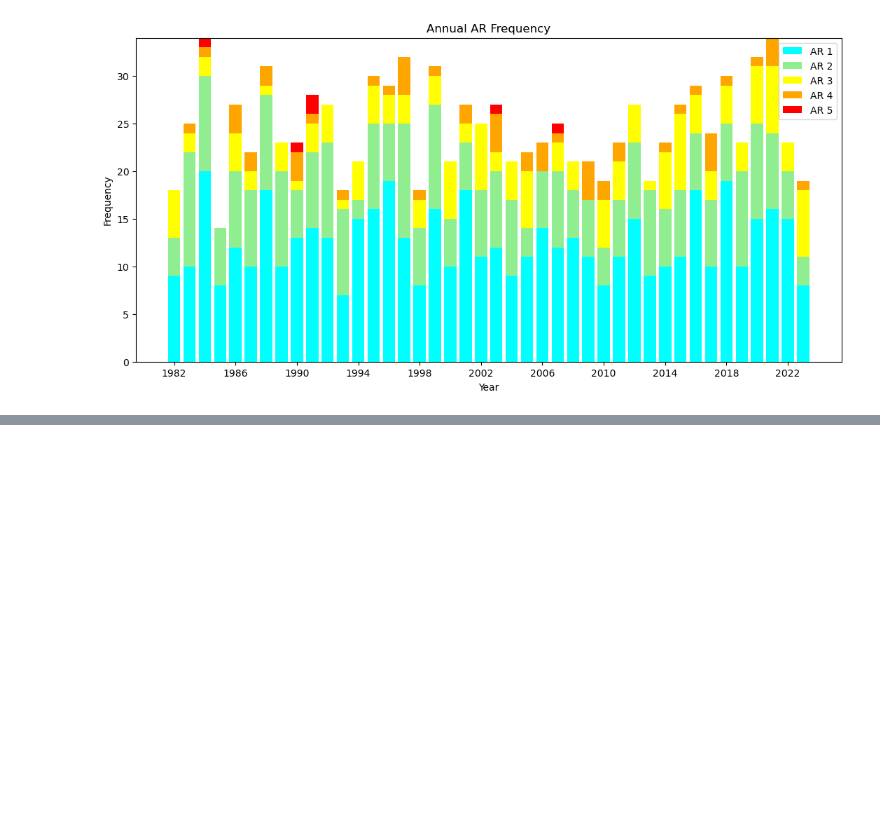
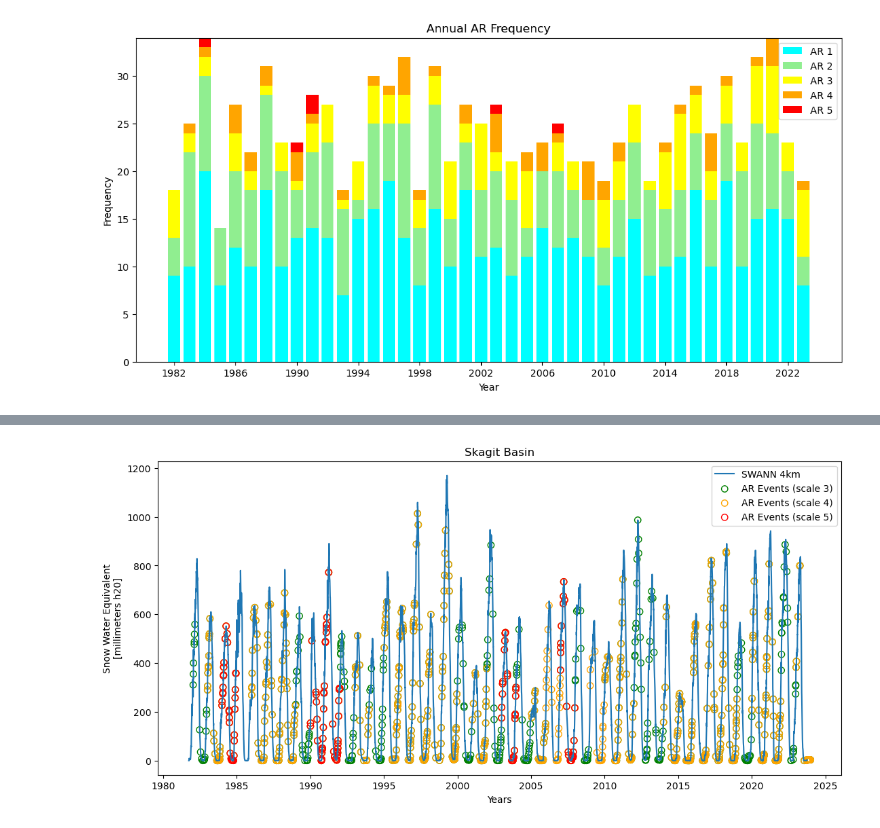
Before and after one commit to DSHydro/SnowComp, a Jupyter notebook: Getting Skagit Data.ipynb, the cells around one changed output, grey strips where cells are left out. Saved outputs shown, nothing was run; the diff lists cells and outputs as text; code cells hidden in the pictures; blank space fills up the shorter version.

```diff
--- a/Getting Skagit Data.ipynb
+++ b/Getting Skagit Data.ipynb
@@ -133,0 +145,14 @@ plt.show()
+# %%
+plt.figure(figsize=(13, 6))
+ua_skagit_clipped_mean.plot(label='SWANN 4km')
+
+plt.scatter(dates_3, SWE_events_3, facecolors='none', edgecolors='green', s=45, label="AR Events (scale 3)")
+plt.scatter(dates_4, SWE_events_4, facecolors='none', edgecolors='orange', s=45, label="AR Events (scale 4)")
+plt.scatter(dates_5, SWE_events_5, facecolors='none', edgecolors='red', s=45, label="AR Events (scale 5)")
+
+plt.legend()
+plt.xlabel("Years")
+plt.title("Skagit Basin")
+plt.show()
+# %% [output]
+[figure, added]
```
Also changed, not shown: parts of 8 cells of this notebook.
